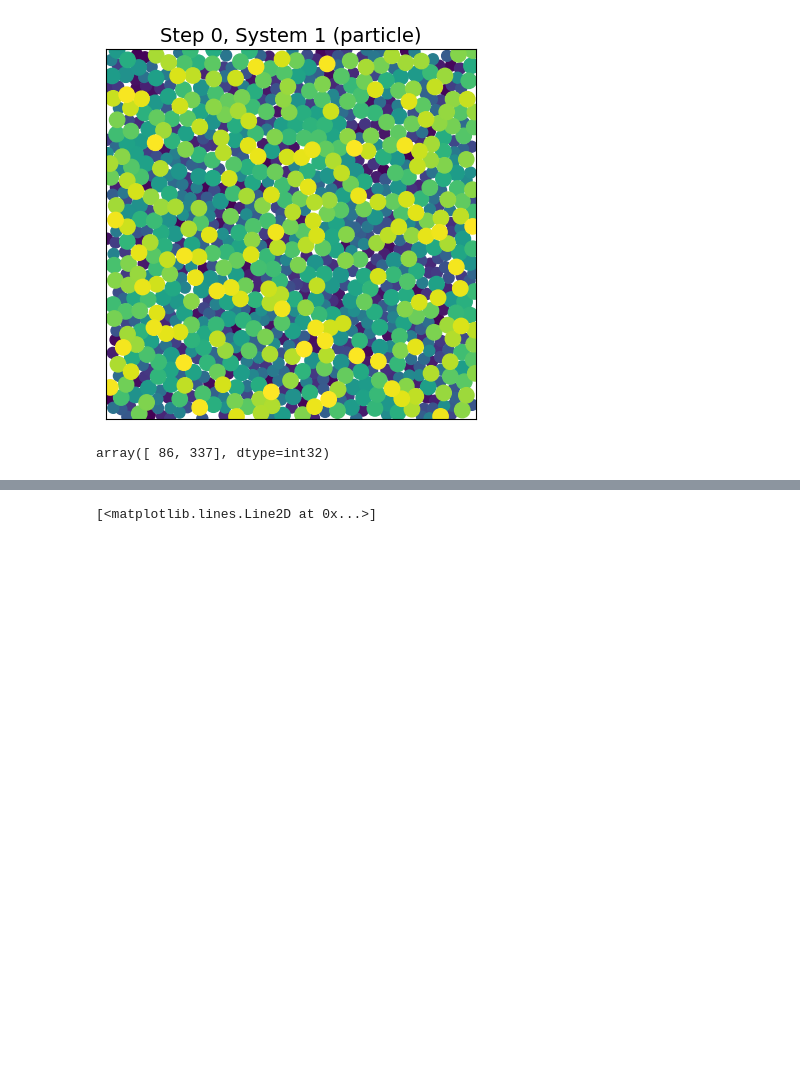
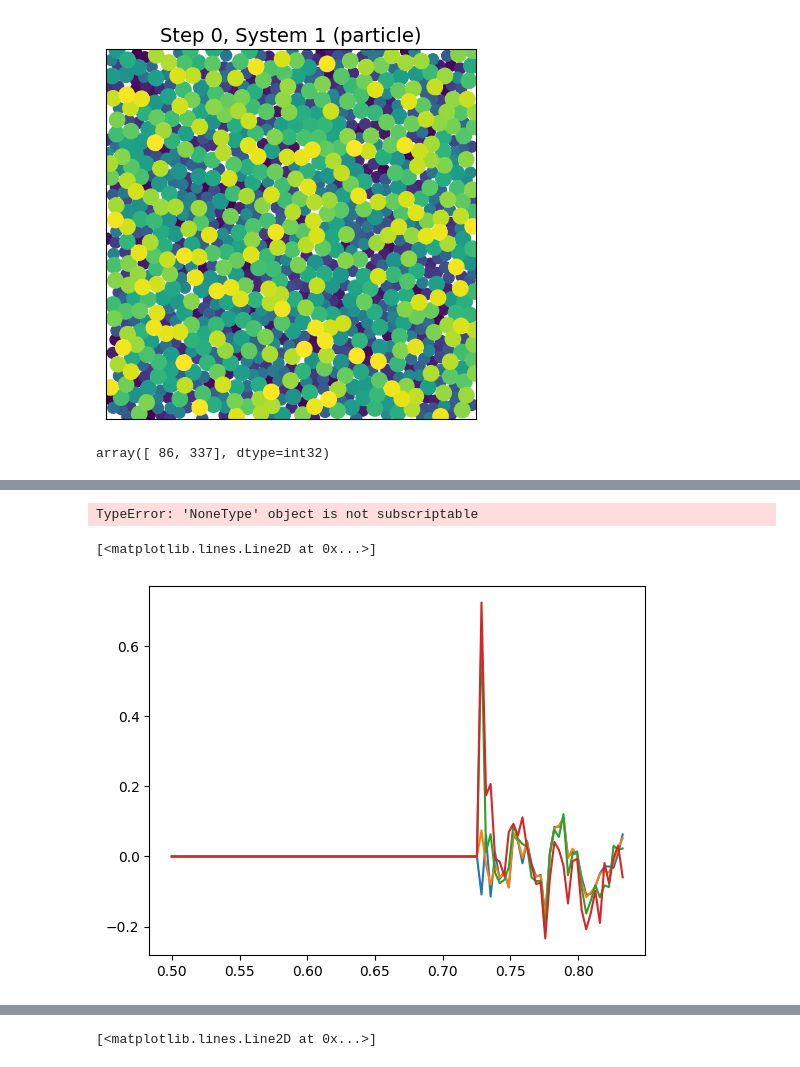
Before and after one commit to mmccraw98/notebooks-fall-25, a Jupyter notebook: 10/calculate-shear-modulus/analyze.ipynb, the cells around one changed output, grey strips where cells are left out. Drawn from its saved outputs; the diff is of its cells as text; code cells hidden in the pictures; blank space fills up the shorter version.

```diff
--- a/10/calculate-shear-modulus/analyze.ipynb
+++ b/10/calculate-shear-modulus/analyze.ipynb
@@ -397,0 +500,51 @@ plt.plot(r_bins, res.mean[0, 0, sid])
+# %%
+
+# dtheta = get_frame(t1)['angle'] - get_frame(t0)['angle']
+t1 = 10
+t0 = 0
+
+dtheta = data.trajectory[t1].angle - data.trajectory[t0].angle
+# average the angular velocity products for neighbors (at the time origin) in each bin
+bin_ids = bin_ids_by_frame[t0]
+neighbor_list = neighbor_list_by_frame[t0]
+neighbor_offset = neighbor_offset_by_frame[t0]
+neighbor_size = neighbor_offset[1:] - neighbor_offset[:-1]
+# sum products by bin_id
+products = dtheta[neighbor_list[:, 0]] * dtheta[neighbor_list[:, 1]]
+
+for target_rad, norm in zip(unique_radii, normalizations):
+    # only get neighbors with equal size radii
+    neighbor_mask = (radii[neighbor_list[:, 0]] == target_rad) & (radii[neighbor_list[:, 1]] == target_rad)
+
+    w_w_delta = np.bincount(bin_ids[neighbor_mask], products[neighbor_mask], minlength=n_bins * n_systems).reshape(n_systems, n_bins)
+
+    delta = np.bincount(bin_ids[neighbor_mask], minlength=n_bins * n_systems).reshape(n_systems, n_bins)
+    g = delta / norm
+# %% [output]
+TypeError: 'NoneType' object is not subscriptable
+# %%
+import os
+import numpy as np
+import matplotlib.pyplot as plt
+from pydpmd.data import load
+import numpy as np
+from pydpmd.data import load
+import os
+from numba import njit
+from scipy.spatial import cKDTree
+from pydpmd.calc import run_binned, run_binned_ragged, fused_msd_kernel, TimeBins, LagBinsExact, LagBinsLog, LagBinsLinear, LagBinsPseudoLog, requires_fields
+
+
+@requires_fields('angle')
+def angle_disp_kernel(indices, get_frame, neighbor_list_by_frame, bin_ids_by_frame, n_bins, n_systems):
+    t0, t1 = indices
+    dtheta = get_frame(t1)['angle'] - get_frame(t0)['angle']
+    # average the angular velocity products for neighbors (at the time origin) in each bin
+    bin_ids = bin_ids_by_frame[t0]
+    neighbor_list = neighbor_list_by_frame[t0]
+    # sum products by bin_id
+    products = dtheta[neighbor_list[:, 0]] * dtheta[neighbor_list[:, 1]]
+    # only get neighbors with equal size radii
+    w_w_delta = np.bincount(bin_ids, products, minlength=n_bins * n_systems).reshape(n_systems, n_bins)
+    delta = np.bincount(bin_ids, minlength=n_bins * n_systems).reshape(n_systems, n_bins)
+    return w_w_delta, delta
@@ -397,0 +592,21 @@ plt.plot(r_bins, res.mean[0, 0, sid])
+# %%
+# radial distribution normalization factor
+n = np.add.reduceat(radii == target_rad, data.system_offset[:-1])
+normalization = (shell_area[None, :] * (n * (n - 1) / (2 * area))[:, None])
+
+res = run_binned(angle_disp_kernel, data.trajectory, bins, kernel_kwargs={'neighbor_list_by_frame': neighbor_list_by_frame, 'bin_ids_by_frame': bin_ids_by_frame, 'n_bins': n_bins_first_shell, 'n_systems': n_systems}, show_progress=True, n_workers=n_workers)
+res_denominator = run_binned(angle_disp_kernel_denominator, data.trajectory, bins, kernel_kwargs={'system_size': data.system_size, 'system_offset': data.system_offset}, show_progress=True, n_workers=n_workers)
+# %%
+theta_theta_delta = res.mean[:, 0].copy()
+g = np.mean(res.mean[:, 1].copy(), axis=0)
+nonzero_mask = g > 0
+theta_theta_delta[:, nonzero_mask] /= g[nonzero_mask]
+S = theta_theta_delta / res_denominator.mean[..., None]
+
+plt.plot(r_bins_first_shell, (S[0, sid]))
+plt.plot(r_bins_first_shell, (S[15, sid]))
+plt.plot(r_bins_first_shell, (S[20, sid]))
+plt.plot(r_bins_first_shell, (S[25, sid]))
+# %% [output]
+[<matplotlib.lines.Line2D at 0x...>]
+[figure, added]
```
Also changed, not shown: parts of 16 cells of this notebook, 4 other files.
